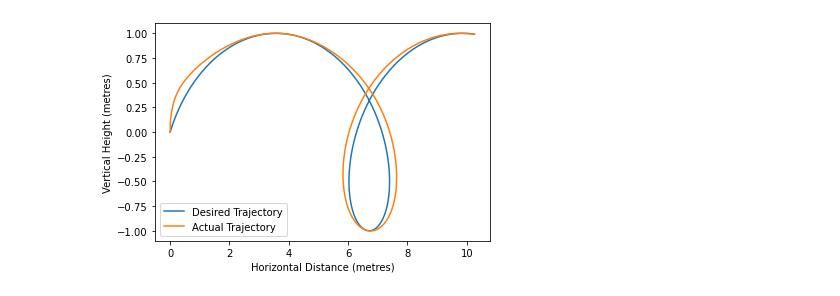
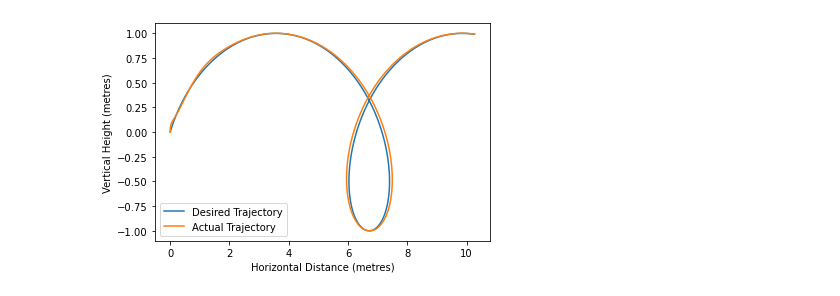
Before and after one commit to yuhao-yang-cy/sci-simulations, a Jupyter notebook: 2D_PDControl.ipynb, the cells around one changed output. Cells and saved outputs as stored; diff of their text form; code cells hidden in the pictures.

```diff
--- a/2D_PDControl.ipynb
+++ b/2D_PDControl.ipynb
@@ -13,9 +13,9 @@ z0, z_dot0, z_dotdot0 = 0, 0, 0
 phi0 = 0, 0
 # %%
 # define PD control parameters
-Kp_y = 16
-Kd_y = 3
-Kp_z = 50
+Kp_y = 18
+Kd_y = 5
+Kp_z = 45
 Kd_z = 12
 Kp_phi = 800
 Kd_phi = 30
@@ -90,17 +90,9 @@ def sine_traj(t):
     # return values [[y_des, vy_des, ay_des], [z_des, vz_des, az_des]]
     return [[t, 1, 0], [np.sin(t), np.cos(t), -np.sin(t)]]
 
-# define PD control parameters
-Kp_y = 6
-Kd_y = 2
-Kp_z = 30
-Kd_z = 10
-Kp_phi = 800
-Kd_phi = 30
-
 # define constant parameters
 t_step = 0.01
-n_iter = 800
+n_iter = 640
 
 t = np.arange(0.0, n_iter*t_step, t_step)
 
@@ -160,26 +152,23 @@ plt.show()
 # %%
 # simulation: fly along a spiral path
 def spiral_traj(t):
-    # return values [[y_des, vy_des, ay_des], [z_des, vz_des, az_des]]
     return [[2 + t - 2*np.cos(t), 1 + 2*np.sin(t), -2*np.cos(t)], [np.sin(t), np.cos(t), -np.sin(t)]]
 
 # the roll angle does not stay small throughout the course
 # so linearisation does not work as well as in previous cases
 # PD parameters need to be modified to produce better control
-Kp_y = 16
-Kd_y = 3
-Kp_z = 80
-Kd_z = 15
+Kp_y = 40
+Kd_y = 6
+Kp_z = 60
+Kd_z = 12
 Kp_phi = 800
 Kd_phi = 30
 
-# define constant parameters
 t_step = 0.01
 n_iter = 800
 
 t = np.arange(0.0, n_iter*t_step, t_step)
 
-# setting up the arrays to store desired trajectory and actual trajectory
 y, y_dot, y_dotdot = [0] * n_iter, [0] * n_iter, [0] * n_iter
 y_des, y_dot_des, y_dotdot_des = [0] * n_iter, [0] * n_iter, [0] * n_iter
 z, z_dot, z_dotdot = [0] * n_iter, [0] * n_iter, [0] * n_iter
@@ -189,46 +178,37 @@ phi_des = [0] * n_iter
 F = [0] * n_iter
 tau = [0] * n_iter
 
-# setting up the initial values for actual trajectory
 y[0], y_dot[0], y_dotdot[0] = y0, y_dot0, y_dotdot0
 z[0], z_dot[0], z_dotdot[0] = z0, z_dot0, z_dotdot0
 F[0] = mass * g
 
-# error = desired trajectory - actual trajectory
-# the goal is to let the error decrease to zero quickly
-# this allows us to determine the acceleration at any time instant
 for i in range(1, n_iter):
-    # feed in coordinates, velocities for desired trajectory
     y_des[i], y_dot_des[i], y_dotdot_des[i] = spiral_traj(i*t_step)[0]
     z_des[i], z_dot_des[i], z_dotdot_des[i] = spiral_traj(i*t_step)[1]
 
-
-    # equations of motion for quadrotor in y, z and phi
     y_dotdot[i] = -F[i-1]/mass * np.sin(phi[i-1])
     z_dotdot[i] = F[i-1]/mass * np.cos(phi[i-1]) - g
     phi_dotdot[i] = tau[i-1] / Ixx
 
-    # estimate actual trajectory using difference method
     y[i] = y[i-1] + y_dot[i-1] * t_step
     y_dot[i] = y_dot[i-1] + y_dotdot[i-1] * t_step
     z[i] = z[i-1] + z_dot[i-1] * t_step
     z_dot[i] = z_dot[i-1] + z_dotdot[i-1] * t_step
     phi[i] = phi[i-1] + phi_dot[i-1] * t_step
     phi_dot[i] = phi_dot[i-1] + phi_dotdot[i-1] * t_step
 
-    # compute the required output from PD controller
     phi_des[i] = - (y_dotdot_des[i] + Kd_y * (y_dot_des[i] - y_dot[i]) + Kp_y * (y_des[i] - y[i])) / g
     F[i] = mass * (g + z_dotdot_des[i] + Kd_z * (z_dot_des[i] - z_dot[i]) + Kp_z * (z_des[i] - z[i]) )
     tau[i] = Ixx * (-Kd_phi * phi_dot[i] + Kp_phi * (phi_des[i] - phi[i]))
 
 fig, ax = plt.subplots()
 
 line1 = ax.plot(y_des, z_des, label='Desired Trajectory')
 line2 = ax.plot(y, z, label='Actual Trajectory')
 
 ax.legend()
 plt.ylabel('Vertical Height (metres)')
 plt.xlabel('Horizontal Distance (metres)')
 plt.show()
 # %% [output]
-[figure, old version]
+[figure, new version]
```
Also changed, not shown: parts of 2 cells of this notebook.
